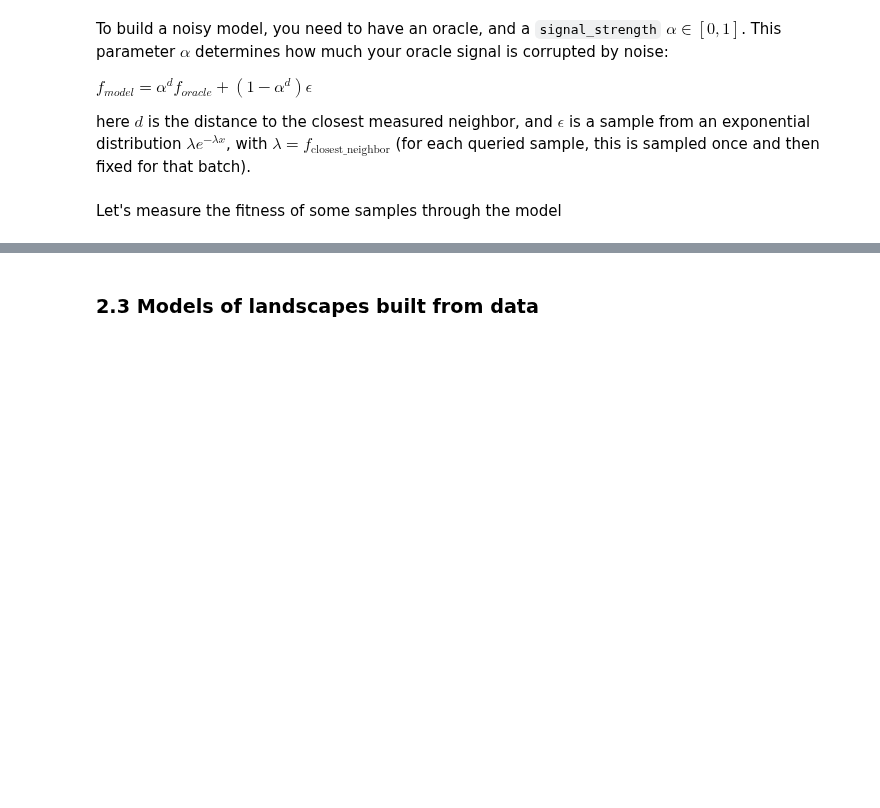
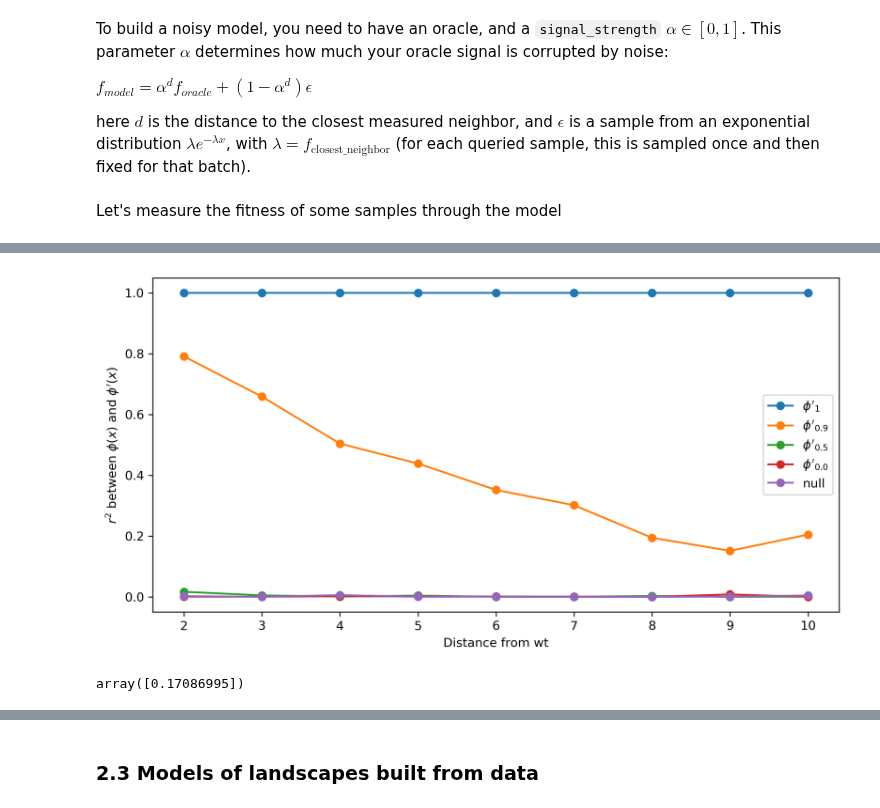
Before and after one commit to samsinai/FLEXS, a Jupyter notebook: examples/Tutorial.ipynb, the cells around one changed output, grey strips where cells are left out. Cells and saved outputs as stored; diff of their text form; code cells hidden in the pictures; blank space fills up the shorter version.

```diff
--- a/examples/Tutorial.ipynb
+++ b/examples/Tutorial.ipynb
@@ -59,3 +59,7 @@ null_model = Null_model(landscape_oracle)
+# %%
+from flsd import baselines
+
+null_model = baselines.models.NullModel()
 # %% [markdown]
 We want to "measure" the true fitness of at least one sequence to start with (otherwise we can't have a model). We can do that by calling `measure_true_landscape` on the noisy model. This will charge you a "measurment cost", but in return tells you the true fitness of the sequence. When starting out or reusing the landscape, `reset` lets you zero the cost in the landscape, and if you pass it any sequences, it will measure those.
 # %%
@@ -125,14 +122,36 @@ def get_corr_per_distance(samples,distances, model):
+# %%
+import scipy.stats
+
+def get_corr_per_distance(seqs, labels, preds):
+    corrs = []
+    edit_distances = np.array([editdistance.eval(seq, wt) for seq in seqs])
+
+    for dist in range(1,11):
+        seqs_at_dist = edit_distances == dist
+
+        if seqs_at_dist.sum() > 50:
+            corrs.append(
+                scipy.stats.pearsonr(labels[seqs_at_dist], preds[seqs_at_dist])[0]**2
+            )
+        else:
+            corrs.append(np.nan)
+
+    return corrs
 # %%
-corrs = [get_corr_per_distance(samples,distances,noisy_model) for noisy_model in noisy_models]
-corrs_null = get_corr_per_distance(samples, distances, null_model)
+corrs_noisy_neighbors = [get_corr_per_distance(val_x, val_y, noisy_model.get_fitness(val_x))
+                         for noisy_model in noisy_models]
+corrs_null = get_corr_per_distance(val_x, val_y, null_model.get_fitness(val_x))
 # %%
-plt.figure(figsize=(10,5),dpi=300)
-plt.plot(range(1,11),corrs[0],'o-', label="$\phi'_{1}$")
-plt.plot(range(1,11),corrs[1],'o-', label="$\phi'_{0.9}$")
-plt.plot(range(1,11),corrs[2],'o-', label="$\phi'_{0.5}$")
-plt.plot(range(1,11),corrs[3],'o-', label="$\phi'_{0.0}$")
-plt.plot(range(1,11),corrs_null,'o-',label="null")
+plt.figure(figsize=(10,5), dpi=300)
+plt.plot(range(1,11), corrs_noisy_neighbors[0], 'o-', label="$\phi'_{1}$")
+plt.plot(range(1,11), corrs_noisy_neighbors[1], 'o-', label="$\phi'_{0.9}$")
+plt.plot(range(1,11), corrs_noisy_neighbors[2], 'o-', label="$\phi'_{0.5}$")
+plt.plot(range(1,11), corrs_noisy_neighbors[3], 'o-', label="$\phi'_{0.0}$")
+plt.plot(range(1,11), corrs_null, 'o-', label="null")
 plt.ylabel("$r^2$ between $\phi(x)$ and $\phi'(x)$ ")
 plt.xlabel("Distance from wt")
 plt.legend()
-plt.savefig("noise_model.pdf")
+plt.show()
+# plt.savefig("noise_model.pdf")
+# %% [output]
+[figure, added]
@@ -145,2 +162,4 @@ ensemble.reset([wt])
 # %%
-ensemble.get_fitness('GGAUGCCAAAUCUC')
+ensemble.get_fitness(['GGAUGCCAAAUCUC'])
+# %% [output]
+array([0.17086995])
```
Also changed, not shown: parts of 46 cells of this notebook, 51 other files.
